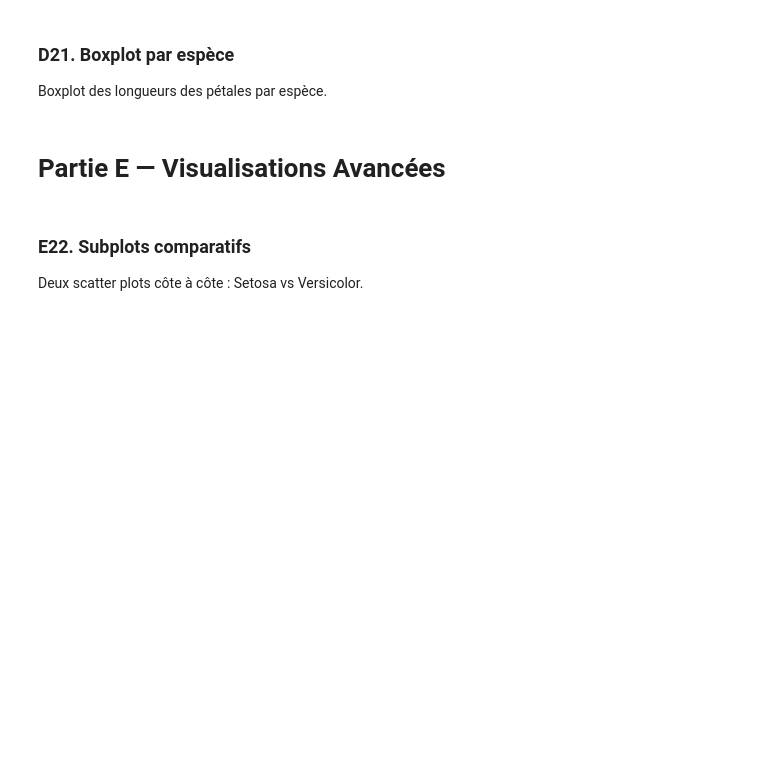
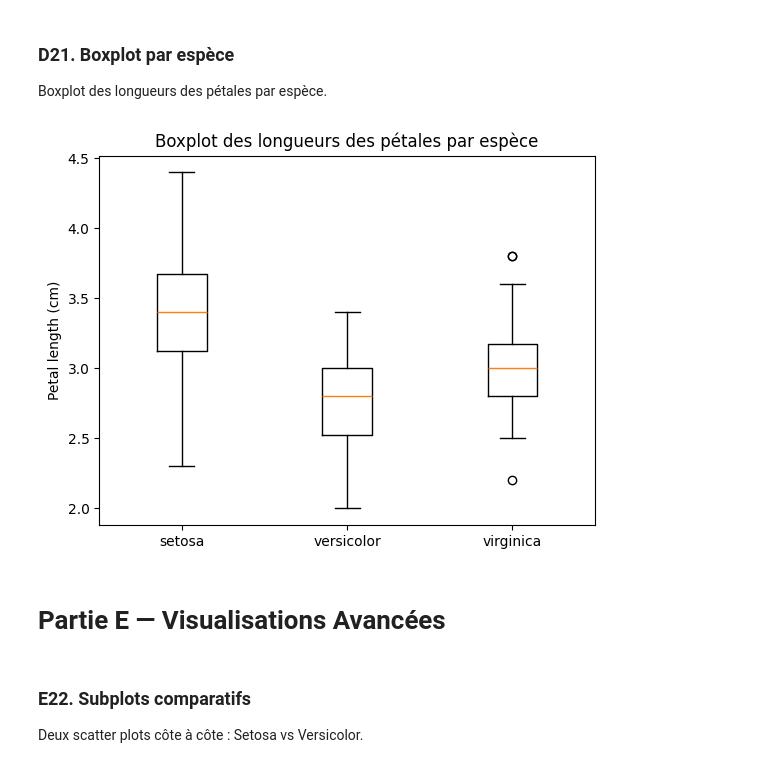
Before and after one commit to USMS-FPK-IA-GI-2025/controle-01-numpy-and-matplotlib-iris-Chouss777, a Jupyter notebook: notebooks/controle_numpy_matplotlib.ipynb, the cells around one changed output. Saved outputs shown, nothing was run; the diff lists cells and outputs as text; code cells hidden in the pictures; blank space fills up the shorter version.

```diff
--- a/notebooks/controle_numpy_matplotlib.ipynb
+++ b/notebooks/controle_numpy_matplotlib.ipynb
@@ -249,3 +271,11 @@ Boxplot des longueurs des pétales par espèce.
+# %%
+plt.boxplot(features[:, 2].reshape(3, 50).T,
+            labels=['setosa', 'versicolor', 'virginica'])
+plt.ylabel('Petal length (cm)')
+plt.title('Boxplot des longueurs des pétales par espèce')
+plt.show()
+# %% [output]
+[figure, added]
 # %% [markdown]
 # Partie E — Visualisations Avancées
 # %% [markdown]
```
Also changed, not shown: parts of 27 cells of this notebook.
